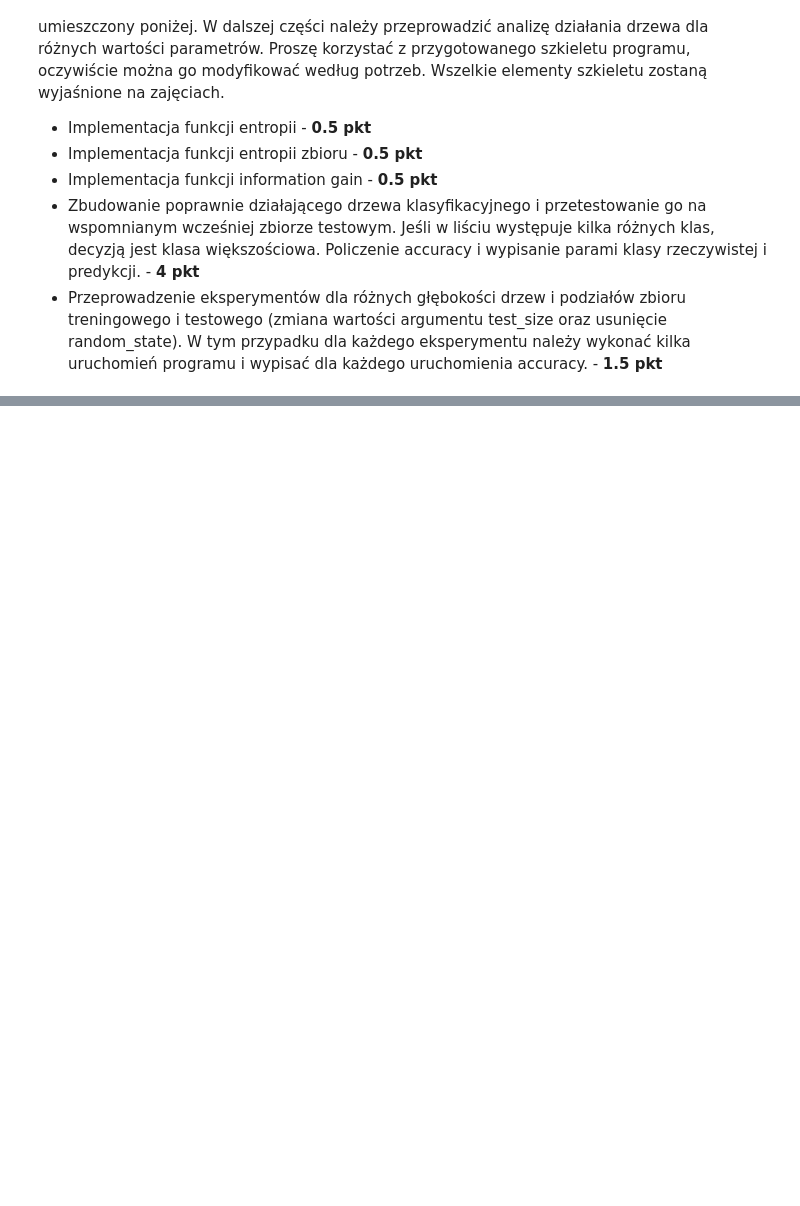
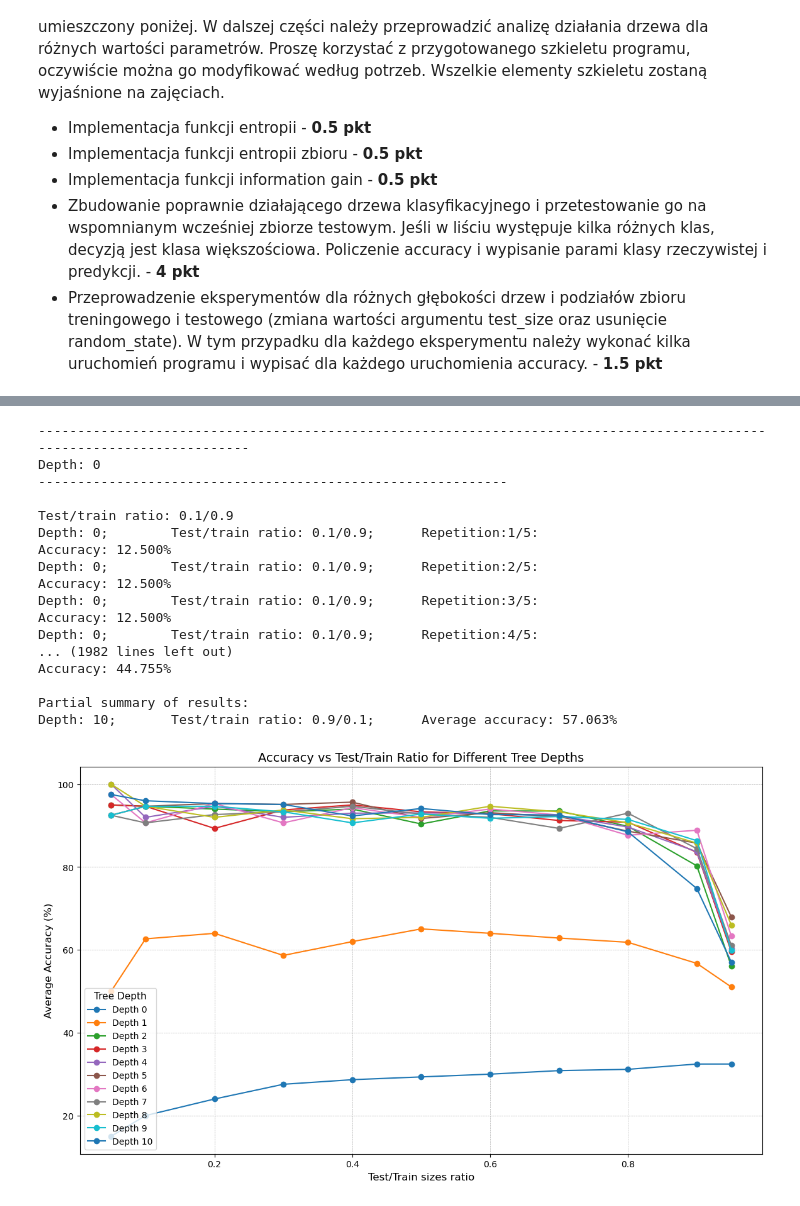
Before and after one commit to psienkie/WSI, a Jupyter notebook: Exercise4/Exercise4.ipynb, the cells around one changed output, grey strips where cells are left out. Cells and saved outputs as stored; diff of their text form; code cells hidden in the pictures; blank space fills up the shorter version.

```diff
--- a/Exercise4/Exercise4.ipynb
+++ b/Exercise4/Exercise4.ipynb
@@ -138,0 +261,66 @@ for sample, gt in zip(x_test, y_test):
+# %%
+depths = [0, 1, 2, 3, 4, 5, 6, 7, 8, 9, 10]
+test_sizes = [0.05, 0.1, 0.2, 0.3, 0.4, 0.5, 0.6, 0.7, 0.8, 0.9, 0.95]
+repetitions = 5
+
+results = {}
+
+for depth in depths:
+    results.setdefault(depth, {})
+    print(20*"------")
+    print(f"Depth: {depth}")
+    for test_size in test_sizes:
+        print(10*"------")
+        print(f"\nTest/train ratio: {test_size:.1f}/{(1 - test_size):.1f}")
+        accuracies = []
+
+        for repetition in range(repetitions):
+            x_train, x_test, y_train, y_test = train_test_split(x, y, test_size=test_size)
+            decision_classifier = DecisionTreeClassifier(max_depth=depth)
+            decision_classifier.fit(x_train, y_train)
+
+            samples_number = len(y_test)
+            correctly_predicted = sum(decision_classifier.predict(sample) == gt for sample, gt in zip(x_test, y_test))
+
+            accuracy = (correctly_predicted / samples_number) * 100
+            accuracies.append(accuracy)
+            print(f"Depth: {depth};\t Test/train ratio: {test_size:.1f}/{(1 - test_size):.1f};\t Repetition:{repetition + 1}/{repetitions}:")
+            print(f"Accuracy: {accuracy:.3f}%")
+
+        avg_accuracy = np.mean(accuracies)
+        results[depth][test_size] = avg_accuracy
+        print("\nPartial summary of results:")
+        print(f"Depth: {depth};\t Test/train ratio: {test_size:.1f}/{(1 - test_size):.1f};\t Average accuracy: {avg_accuracy:.3f}%")
+    print("\n\n\n")
+
+plt.figure(figsize=(14, 8))
+for depth, test_results in results.items():
+    test_sizes_depth = list(test_results.keys())
+    avg_accuracies_depth = list(test_results.values())
+    plt.plot(test_sizes_depth, avg_accuracies_depth, marker='o', label=f"Depth {depth}")
+
+plt.title("Accuracy vs Test/Train Ratio for Different Tree Depths", fontsize=14)
+plt.xlabel("Test/Train sizes ratio", fontsize=12)
+plt.ylabel("Average Accuracy (%)", fontsize=12)
+plt.grid(True, which="both", linestyle='--', linewidth=0.5)
+plt.legend(title="Tree Depth", fontsize=10, title_fontsize=11, loc="lower left")
+plt.show()
+# %% [output]
+------------------------------------------------------------------------------------------------------------------------
+Depth: 0
+------------------------------------------------------------
+
+Test/train ratio: 0.1/0.9
+Depth: 0;        Test/train ratio: 0.1/0.9;      Repetition:1/5:
+Accuracy: 12.500%
+Depth: 0;        Test/train ratio: 0.1/0.9;      Repetition:2/5:
+Accuracy: 12.500%
+Depth: 0;        Test/train ratio: 0.1/0.9;      Repetition:3/5:
+Accuracy: 12.500%
+Depth: 0;        Test/train ratio: 0.1/0.9;      Repetition:4/5:
+... (1982 lines left out)
+Accuracy: 44.755%
+
+Partial summary of results:
+Depth: 10;       Test/train ratio: 0.9/0.1;      Average accuracy: 57.063%
+[figure, added]
```
Also changed, not shown: parts of 9 cells of this notebook.
